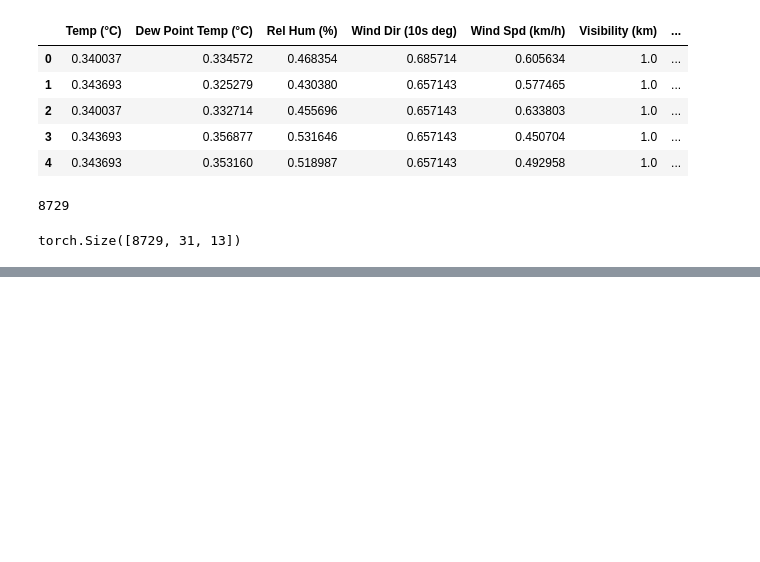
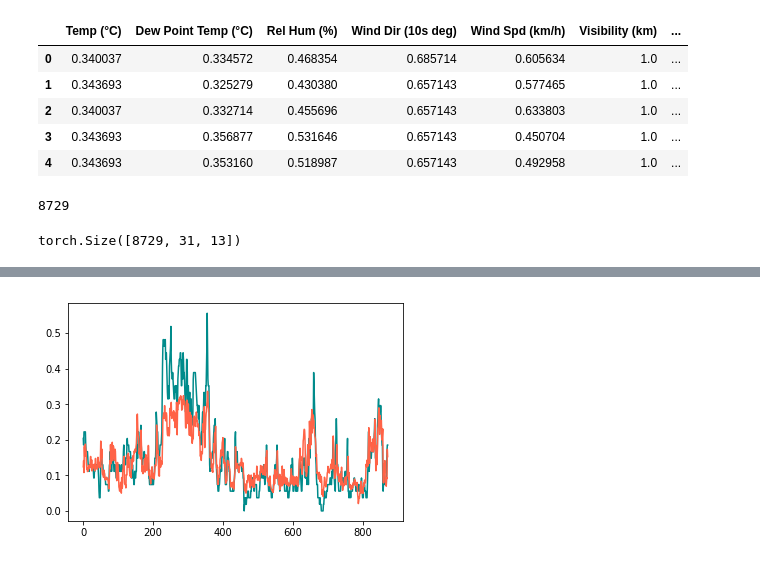
Before and after one commit to sherry-zkuai/air-quality-ai, a Jupyter notebook: toronto_model.ipynb, the cells around one changed output, grey strips where cells are left out. Drawn from its saved outputs; the diff is of its cells as text; code cells hidden in the pictures; blank space fills up the shorter version.

```diff
--- a/toronto_model.ipynb
+++ b/toronto_model.ipynb
@@ -171,0 +280,16 @@ Epoch 13: Loss = 0.00658471
+# %%
+def predict_one_hour(model,x_valid_set,input_size,num_steps):
+    predictions=torch.zeros(num_steps)
+    for i, x in enumerate(x_valid_set):
+        hidden=model.init_hidden(1)
+        y_pred,_,_=model(x.contiguous().view(-1, 1, input_size),hidden)
+        predictions[i]=y_pred[:,-1]
+    return predictions
+# %%
+one_step_predictions = predict_one_hour(lstm, x_valid_set, input_size, y_valid_set.size(0))
+# %%
+plt.plot(y_valid_set[:,-1].data.numpy(),color='darkcyan')
+plt.plot(one_step_predictions.data.numpy(),color='tomato')
+plt.show()
+# %% [output]
+[figure, added]
```
Also changed, not shown: parts of 8 cells of this notebook, 2 other files.
